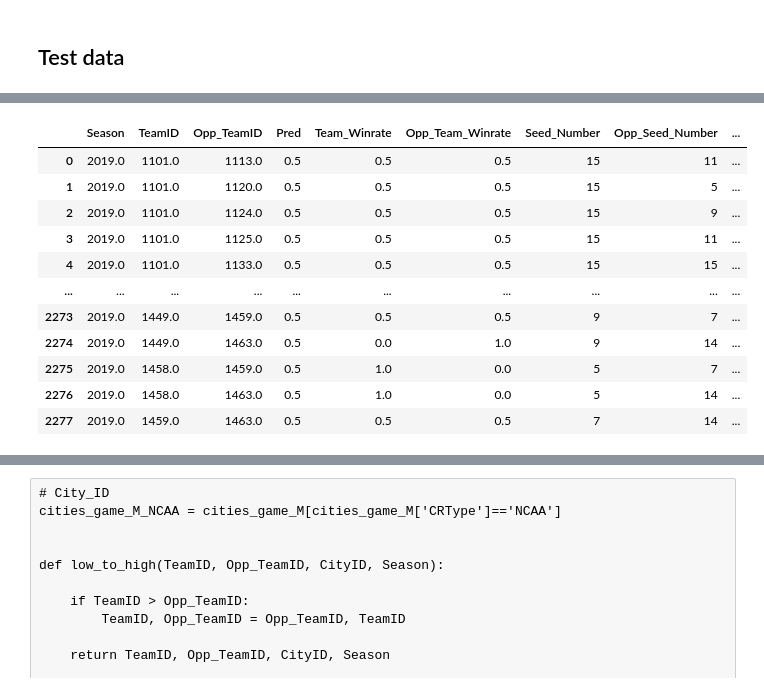
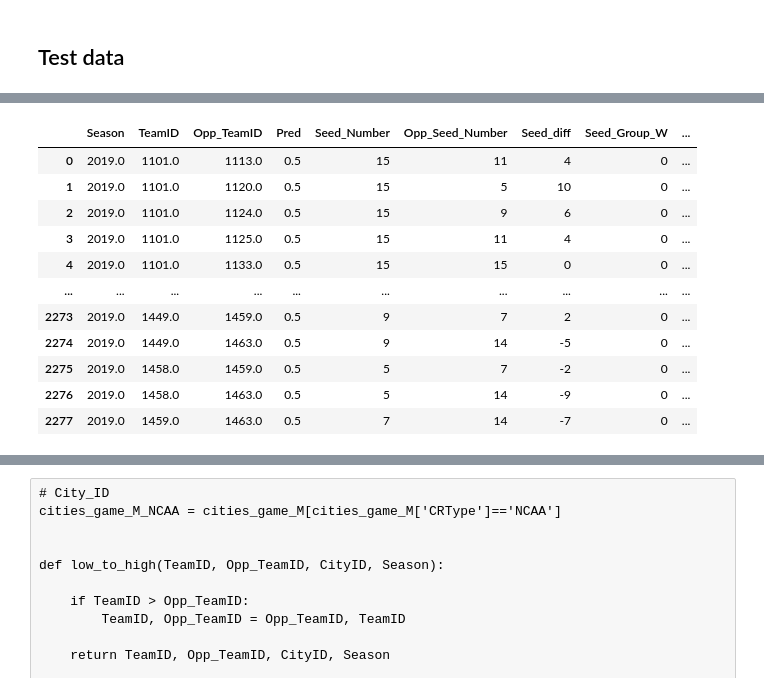
Before and after one commit to YT-Hwang/Kaggle_Competion, a Jupyter notebook: Google Cloud & NCAA® ML Competition 2020-NCAAM/2019 Season Simulation/2019 Simulation.ipynb, the cells around one changed output, grey strips where cells are left out. Drawn from its saved outputs; the diff is of its cells as text; code cells hidden in the pictures.

```diff
--- a/Google Cloud & NCAA® ML Competition 2020-NCAAM/2019 Season Simulation/2019 Simulation.ipynb
+++ b/Google Cloud & NCAA® ML Competition 2020-NCAAM/2019 Season Simulation/2019 Simulation.ipynb
@@ -106,7 +104,7 @@ def get_file_list(datapath):
 
     return allFiles
 # %%
-main_path = 'F:\\OneDrive - Georgia State University\\Data Science\\Competition\\Data\\Google Cloud & NCAA® ML Competition 2019-NCAAM\\'
+main_path = 'D:\\OneDrive - Georgia State University\\Data Science\\Competition\\Data\\Google Cloud & NCAA® ML Competition 2019-NCAAM\\'
 
 sub_folders = os.listdir(main_path)
 path1 = main_path + sub_folders[0] + '\\'
@@ -582,7 +620,7 @@ tourney_M
 ### Put Everything Together
 # %%
 #### Team 1 Data Merging
-Team1 = tourney_M.copy()
+Team1 = tourney_M_dummies.copy()
 
 Team1 = pd.merge(Team1, winning_stats_total,  how='left', on=['Season','TeamID'])
 Team1 = pd.merge(Team1, winning_stats_avg,  how='left', on=['Season','TeamID'])
@@ -614,7 +652,12 @@ Team_diff = Team_diff.xs('x', axis=1, level=1).sub(Team_diff.xs('y', axis=1, lev
 Team_diff = Team2.join(Team_diff)
 
 
-Team_diff
+#### Add the Winning Rate data to it
+final_data = pd.merge(Team_diff, IntraSeason_win_rate,  how='left', on=['Season','TeamID','Opp_TeamID'])
+final_data[['IntraSeason_Opp_Team_Winrate','IntraSeason_Team_Winrate']] = final_data[['IntraSeason_Opp_Team_Winrate','IntraSeason_Team_Winrate']].fillna(0.5)
+
+
+final_data
 # %% [output]
 |  | Season | DayNum | TeamID | Score | Opp_TeamID | Opp_Score | NumOT | Result | Seed_Number | ... |
 | 0 | 1985 | 136 | 1116 | 63 | 1234 | 54 | 0 | 1 | 9 | ... |
@@ -630,7 +673,7 @@ Team_diff
 | 4367 | 2018 | 154 | 1276 | 62 | 1437 | 79 | 0 | 0 | 3 | ... |
 4368 rows × 545 columns
 # %%
-final_data = Team_diff
+#final_data = Team_diff
 len(final_data)
 final_data.to_csv('final_data.csv', index=False)
 # %% [output]
@@ -1389,57 +1454,88 @@ tourney_M
 # %%
 # Spliting ID into 3 different columns
 submission_file['Season'] = submission_file['ID'].apply(lambda x: x.split("_")[0])
 submission_file['TeamID'] = submission_file['ID'].apply(lambda x: x.split("_")[1])
 submission_file['Opp_TeamID'] = submission_file['ID'].apply(lambda x: x.split("_")[2])
 
 # Reorder the columns to move the target variable to the end
 cols = ["Season", "TeamID", "Opp_TeamID", "Pred"]
 
 # apply the corrected column order to the data frame
 test_data = submission_file[cols]
 test_data = test_data.astype('float')
 
-
-
-
-
-
-# win rate
-win_rate = df_summary.drop(['Wins', 'Total'], axis = 1)
-test_data = pd.merge(test_data, win_rate,  how='left', on=['TeamID','Opp_TeamID'])
-test_data.fillna(0.5, inplace=True)
-
-# Seed information
+############################################# Seed Data
+# Seed Data
 tourney_seed_M['CRType'] = 'NCAA' # create a column in seed table to merge only on NCAA data.
 test_data = pd.merge(test_data, tourney_seed_M, how = 'left', left_on=['Season', 'TeamID'], right_on=['Season','TeamID'])
+
 test_data['Seed_Group'] = test_data['Seed'].apply(lambda x: x[0] if (np.all(pd.notnull(x))) else x)
 test_data['Seed_Number'] = test_data['Seed'].apply(lambda x: x[1:3] if (np.all(pd.notnull(x))) else x)
-test_data.drop(['Seed', 'CRType'], axis = 1, inplace =True)
+test_data.drop(['Seed','CRType'], axis = 1, inplace =True)
 
+# Opp Seed Data
 opp_team_name = tourney_seed_M.rename(columns={"TeamID": "Opp_TeamID"})
 test_data = pd.merge(test_data, opp_team_name, how = 'left', left_on=['Season', 'Opp_TeamID'], right_on=['Season','Opp_TeamID'])
 test_data['Opp_Seed_Group'] = test_data['Seed'].apply(lambda x: x[0] if (np.all(pd.notnull(x))) else x)
 test_data['Opp_Seed_Number'] = test_data['Seed'].apply(lambda x: x[1:3] if (np.all(pd.notnull(x))) else x)
-test_data.drop(['Seed', 'CRType'], axis = 1, inplace =True)
-test_data = test_data.astype({'Opp_Seed_Number': 'int32', 'Seed_Number': 'int32'})
+test_data.drop(['Seed','CRType'], axis = 1, inplace =True)
+
+# Seed Difference
+# convert some columns to numeric
+test_data = test_data.astype({"Seed_Number": int, "Opp_Seed_Number": int}, errors='ignore')
+test_data['Seed_diff'] = test_data['Seed_Number'] - test_data['Opp_Seed_Number']
+#training_data['Score_diff'] = training_data['Score'] - training_data['Opp_Score']
 
 
-# Seed difference
 test_data = pd.get_dummies(test_data)
-test_data['Seed_diff'] = test_data['Seed_Number'] - test_data['Opp_Seed_Number']
+######################################################### Team 1 Data Merging
+Team1 = test_data.copy()
+
+Team1 = pd.merge(Team1, winning_stats_total,  how='left', on=['Season','TeamID'])
+Team1 = pd.merge(Team1, winning_stats_avg,  how='left', on=['Season','TeamID'])
+Team1 = pd.merge(Team1, Lost_stats_total,  how='left', on=['Season','TeamID'])
+Team1 = pd.merge(Team1, Lost_stats_avg,  how='left', on=['Season','TeamID'])
+Team1 = pd.merge(Team1, all_stats_total,  how='left', on=['Season','TeamID'])
+Team1 = pd.merge(Team1, all_stats_avg,  how='left', on=['Season','TeamID'])
+
+#### Team 2 Data Merging on the Team 1 Data
+opp_winning_stats_total = winning_stats_total.rename(columns={"TeamID": "Opp_TeamID"})
+opp_winning_stats_avg = winning_stats_avg.rename(columns={"TeamID": "Opp_TeamID"})
+opp_Lost_stats_total = Lost_stats_total.rename(columns={"TeamID": "Opp_TeamID"})
+opp_Lost_stats_avg = Lost_stats_avg.rename(columns={"TeamID": "Opp_TeamID"})
+opp_all_stats_total = all_stats_total.rename(columns={"TeamID": "Opp_TeamID"})
+opp_all_stats_avg = all_stats_avg.rename(columns={"TeamID": "Opp_TeamID"})
+
+Team2 = pd.merge(Team1, opp_winning_stats_total,  how='left', on=['Season','Opp_TeamID'])
+Team2 = pd.merge(Team2, opp_winning_stats_avg,  how='left', on=['Season','Opp_TeamID'])
+Team2 = pd.merge(Team2, opp_Lost_stats_total,  how='left', on=['Season','Opp_TeamID'])
+Team2 = pd.merge(Team2, opp_Lost_stats_avg,  how='left', on=['Season','Opp_TeamID'])
+Team2 = pd.merge(Team2, opp_all_stats_total,  how='left', on=['Season','Opp_TeamID'])
+Team2 = pd.merge(Team2, opp_all_stats_avg,  how='left', on=['Season','Opp_TeamID'])
 
 
+#### Subtracting two same stats from two teams.
+Team_diff = Team2.copy()
+Team_diff.columns = Team_diff.columns.str.rsplit('_', n=1, expand=True)
+Team_diff = Team_diff.xs('x', axis=1, level=1).sub(Team_diff.xs('y', axis=1, level=1)).add_suffix('_diff')
+Team_diff = Team2.join(Team_diff)
+
+
+#### Add the Winning Rate data to it
+test_data = pd.merge(Team_diff, IntraSeason_win_rate,  how='left', on=['Season','TeamID','Opp_TeamID'])
+test_data[['IntraSeason_Opp_Team_Winrate','IntraSeason_Team_Winrate']] = test_data[['IntraSeason_Opp_Team_Winrate','IntraSeason_Team_Winrate']].fillna(0.5)
+
 test_data
 # %% [output]
-|  | Season | TeamID | Opp_TeamID | Pred | Team_Winrate | Opp_Team_Winrate | Seed_Number | Opp_Seed_Number | ... |
-| 0 | 2019.0 | 1101.0 | 1113.0 | 0.5 | 0.5 | 0.5 | 15 | 11 | ... |
-| 1 | 2019.0 | 1101.0 | 1120.0 | 0.5 | 0.5 | 0.5 | 15 | 5 | ... |
-| 2 | 2019.0 | 1101.0 | 1124.0 | 0.5 | 0.5 | 0.5 | 15 | 9 | ... |
-| 3 | 2019.0 | 1101.0 | 1125.0 | 0.5 | 0.5 | 0.5 | 15 | 11 | ... |
-| 4 | 2019.0 | 1101.0 | 1133.0 | 0.5 | 0.5 | 0.5 | 15 | 15 | ... |
+|  | Season | TeamID | Opp_TeamID | Pred | Seed_Number | Opp_Seed_Number | Seed_diff | Seed_Group_W | ... |
+| 0 | 2019.0 | 1101.0 | 1113.0 | 0.5 | 15 | 11 | 4 | 0 | ... |
+| 1 | 2019.0 | 1101.0 | 1120.0 | 0.5 | 15 | 5 | 10 | 0 | ... |
+| 2 | 2019.0 | 1101.0 | 1124.0 | 0.5 | 15 | 9 | 6 | 0 | ... |
+| 3 | 2019.0 | 1101.0 | 1125.0 | 0.5 | 15 | 11 | 4 | 0 | ... |
+| 4 | 2019.0 | 1101.0 | 1133.0 | 0.5 | 15 | 15 | 0 | 0 | ... |
 | ... | ... | ... | ... | ... | ... | ... | ... | ... | ... |
-| 2273 | 2019.0 | 1449.0 | 1459.0 | 0.5 | 0.5 | 0.5 | 9 | 7 | ... |
-| 2274 | 2019.0 | 1449.0 | 1463.0 | 0.5 | 0.0 | 1.0 | 9 | 14 | ... |
-| 2275 | 2019.0 | 1458.0 | 1459.0 | 0.5 | 1.0 | 0.0 | 5 | 7 | ... |
-| 2276 | 2019.0 | 1458.0 | 1463.0 | 0.5 | 1.0 | 0.0 | 5 | 14 | ... |
-| 2277 | 2019.0 | 1459.0 | 1463.0 | 0.5 | 0.5 | 0.5 | 7 | 14 | ... |
+| 2273 | 2019.0 | 1449.0 | 1459.0 | 0.5 | 9 | 7 | 2 | 0 | ... |
+| 2274 | 2019.0 | 1449.0 | 1463.0 | 0.5 | 9 | 14 | -5 | 0 | ... |
+| 2275 | 2019.0 | 1458.0 | 1459.0 | 0.5 | 5 | 7 | -2 | 0 | ... |
+| 2276 | 2019.0 | 1458.0 | 1463.0 | 0.5 | 5 | 14 | -9 | 0 | ... |
+| 2277 | 2019.0 | 1459.0 | 1463.0 | 0.5 | 7 | 14 | -7 | 0 | ... |
```
Also changed, not shown: parts of 35 cells of this notebook, 2 other files.
